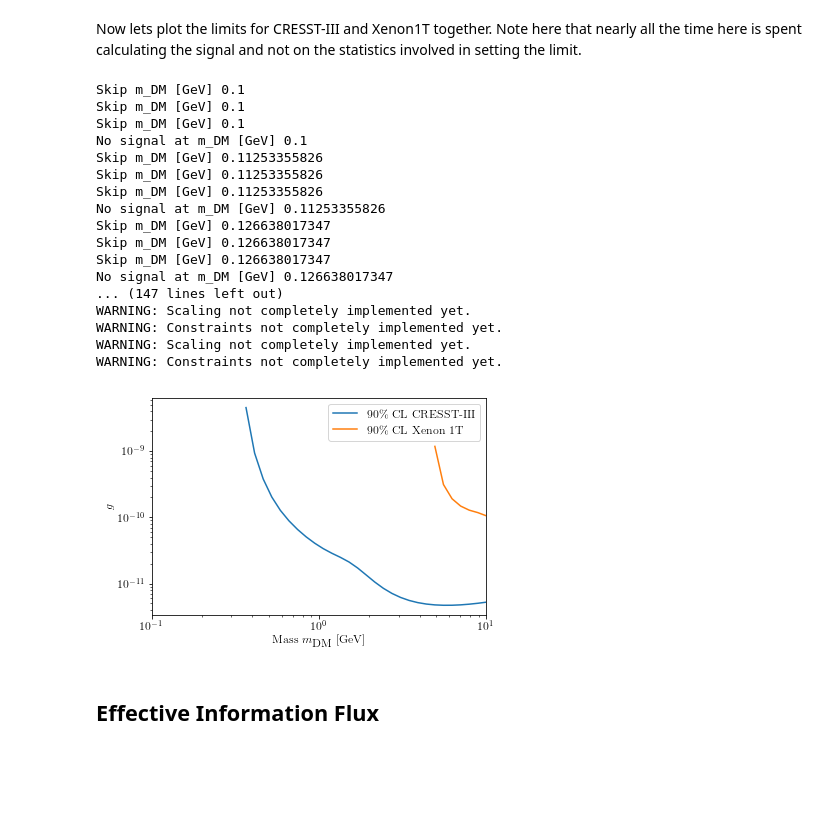
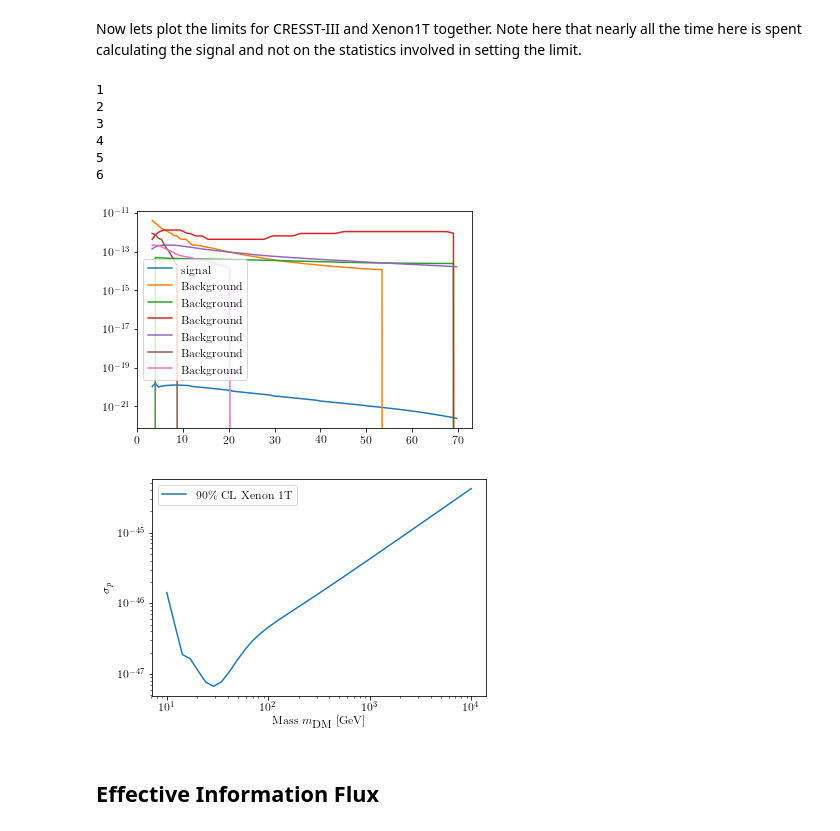
Before and after one commit to kreczko/swordfish, a Jupyter notebook: Examples/DirectDetection.ipynb, the cells around one changed output. Saved outputs shown, nothing was run; the diff lists cells and outputs as text; code cells hidden in the pictures; blank space fills up the shorter version.

Commit message:
Updated Xenon1T limits

```diff
--- a/Examples/DirectDetection.ipynb
+++ b/Examples/DirectDetection.ipynb
@@ -181,7 +181,7 @@ def dRdS1(S1, m_DM):
     return 0.475*efficiency(ER_keV)*dRdE(ER_MeV,m_DM,A_Xe,xi_T_Xe)*dERdS1(S1)
 # %%
 # We are now working in distributions as a function of s1
-s1 = np.linspace(3,70,num=30)
+s1 = np.linspace(3,70,num=100)
 s1width = s1[1]-s1[0]
 s1means = s1[0:-1]+s1width/2.
 bkgs = ['acc','Anom','ElectronRecoil','n','Neutrino','Wall']
@@ -197,7 +197,7 @@ def load_bkgs():
 
 def XenonIT_sig(m_DM):
     m_DM *= 1.e3 # conversion to MeV
-    A_Xe = 54. #FIXME: Change to Xenon values
+    A_Xe = 131. #FIXME: Change to Xenon values
     xi_T_Xe = 1.0
 
     m_T = A_Xe*931.5 # MeV
@@ -245,50 +245,62 @@ def UL_Xenon(m_DM):
             return UL
 # %% [markdown]
 Now lets plot the limits for CRESST-III and Xenon1T together. Note here that nearly all the time here is spent calculating the signal and not on the statistics involved in setting the limit.
+# %%
+sig = XenonIT_sig(50)
+# bkg = np.ones_like(sig)*0.36/3600./24/35636. # kg^-1 day^-1 --> kg^-1 s^-1
+b_dict = load_bkgs()
+obsT = np.ones_like(sig)*24.*3600.*35636.
+flux = [sig, b_dict[bkgs[0]]*s1width/obsT, b_dict[bkgs[1]]*s1width/obsT, b_dict[bkgs[2]]*s1width/obsT,
+                    b_dict[bkgs[3]]*s1width/obsT, b_dict[bkgs[4]]*s1width/obsT, b_dict[bkgs[5]]*s1width/obsT]
+noise = flux[1]+flux[2]+flux[3]+flux[4]+flux[5]+flux[6]
+plt.plot(s1means, flux[0]/s1width, label="signal")
+for i in range(1,7):
+    print i
+    plt.plot(s1means, flux[i], label="Background")
+plt.legend()
+plt.yscale("log")
+plt.show()
+# %% [output]
+1
+2
+3
+4
+5
+6
+[figure, added]
 # %%
-mlist = np.logspace(-1, 1, 40)
+mlist = np.logspace(1, 4, 40) # GeV
 ULlist_CRESST = []
 ULlist_Xenon = []
-for i, m in enumerate(mlist):
-    UL = UL_CRESST(m)
-    if UL is None:
-        ULlist_CRESST.append(0.)
-    else:
-        ULlist_CRESST.append(UL*g2)
+# for i, m in enumerate(mlist):
+#     UL = UL_CRESST(m)
+#     if UL is None:
+#         ULlist_CRESST.append(0.)
+#     else:
+#         ULlist_CRESST.append(UL*g2)
 
 for i, m in enumerate(mlist):
     UL = UL_Xenon(m)
     if UL is None:
         ULlist_Xenon.append(0.)
     else:
         ULlist_Xenon.append(UL*g2)
 
-plt.loglog(mlist, np.sqrt(ULlist_CRESST), label="90\% CL CRESST-III")
-plt.loglog(mlist, np.sqrt(ULlist_Xenon), label="90\% CL Xenon 1T")
+GeV_inv_cm = 1.98e-14
+mp = 0.93
+mu_xp = mlist*mp/mlist/mp
+sigma = (GeV_inv_cm**2.)*np.array(ULlist_Xenon)*mu_xp**2./np.pi/(m_med/1.e3)**4.
+# plt.loglog(mlist, np.sqrt(ULlist_CRESST), label="90\% CL CRESST-III")
+# plt.loglog(mlist, np.sqrt(ULlist_Xenon), label="90\% CL Xenon 1T")
+plt.loglog(mlist, sigma, label="90\% CL Xenon 1T")
 plt.legend()
 plt.xlabel(r"Mass $m_{\textrm{DM}}$ [GeV]")
-plt.ylabel(r"$g$")
-plt.xlim(0.1,10)
+plt.ylabel(r"$\sigma_p$")
+# plt.ylim(1e-12,1e-10)
+# plt.xlim(9,10)
 plt.show()
 # %% [output]
-Skip m_DM [GeV] 0.1
-Skip m_DM [GeV] 0.1
-Skip m_DM [GeV] 0.1
-No signal at m_DM [GeV] 0.1
-Skip m_DM [GeV] 0.11253355826
-Skip m_DM [GeV] 0.11253355826
-Skip m_DM [GeV] 0.11253355826
-No signal at m_DM [GeV] 0.11253355826
-Skip m_DM [GeV] 0.126638017347
-Skip m_DM [GeV] 0.126638017347
-Skip m_DM [GeV] 0.126638017347
-No signal at m_DM [GeV] 0.126638017347
-... (147 lines left out)
-WARNING: Scaling not completely implemented yet.
-WARNING: Constraints not completely implemented yet.
-WARNING: Scaling not completely implemented yet.
-WARNING: Constraints not completely implemented yet.
-[figure, old version]
+[figure, new version]
 # %% [markdown]
 ## Effective Information Flux
 # %% [markdown]
```
Also changed, not shown: parts of 3 cells of this notebook.
